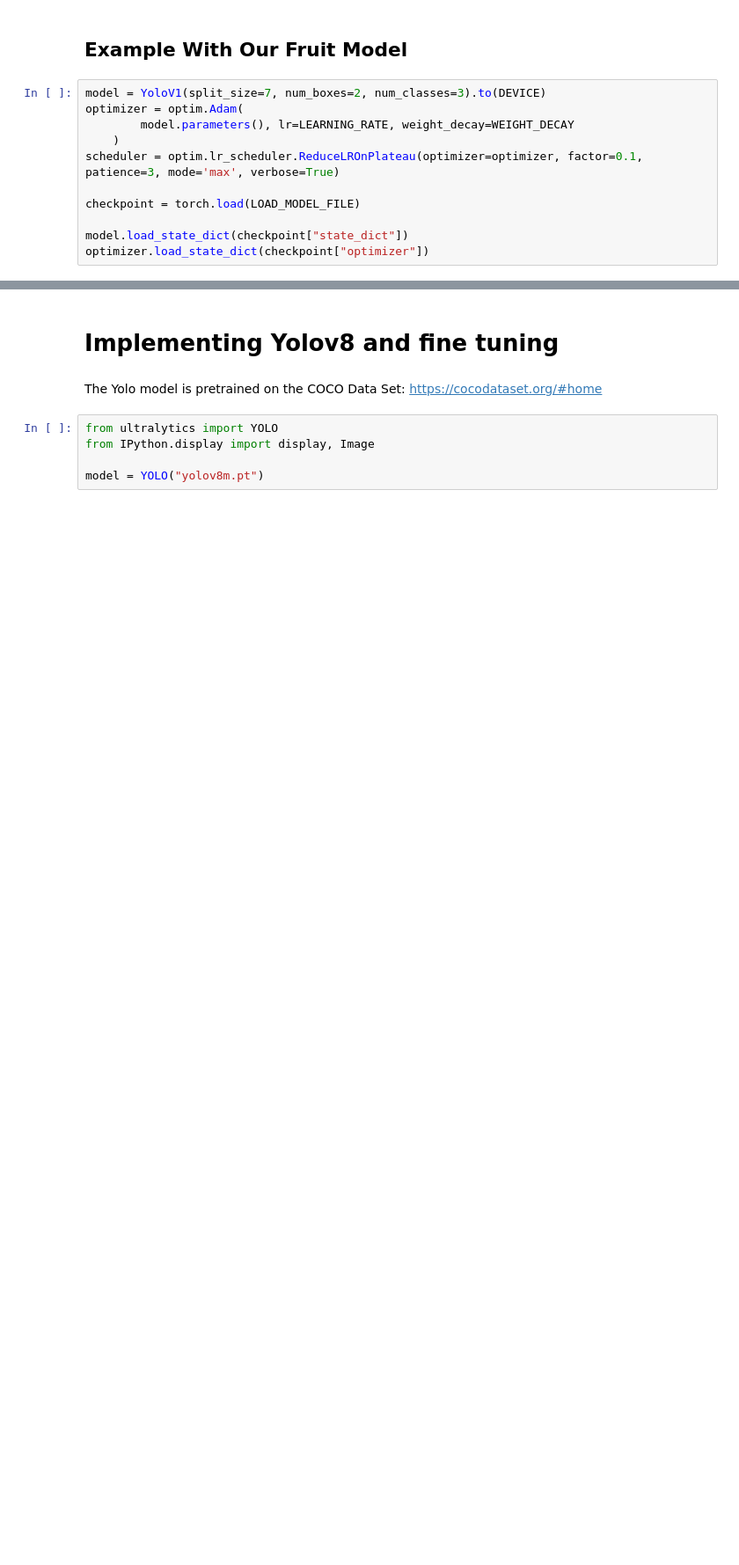
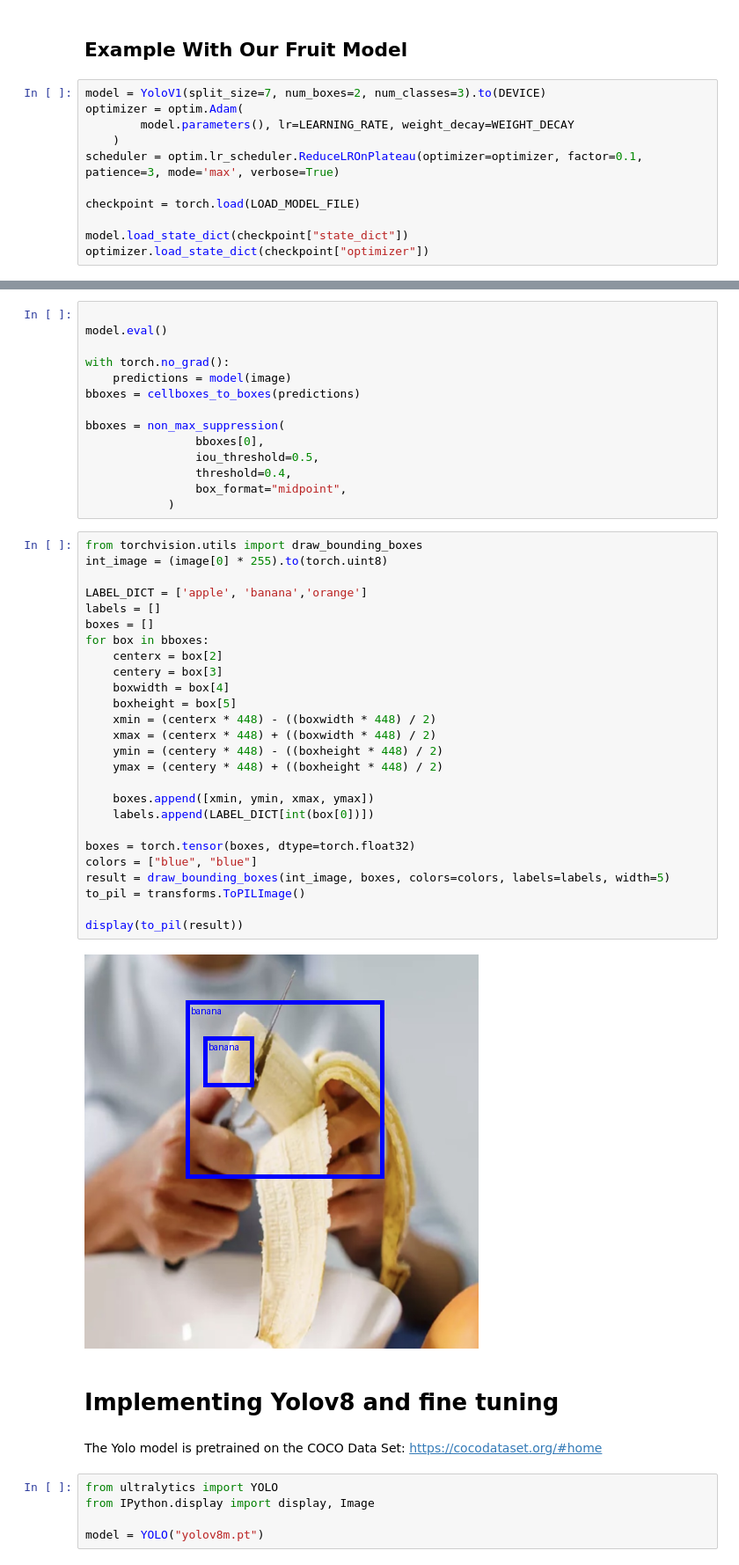
Before and after one commit to ericgage-williams/GHW_DeepLearningProject, a Jupyter notebook: DeepLearningProject.ipynb, the cells around one changed output, grey strips where cells are left out. Shown at 88% size. Drawn from its saved outputs; the diff is of its cells as text; blank space fills up the shorter version.

```diff
--- a/DeepLearningProject.ipynb
+++ b/DeepLearningProject.ipynb
@@ -960,3 +932,45 @@ tensor([[-4.2465e-02,  9.2698e-01, -1.0200e-01,  6.9686e-02,  1.3394e+00,
+# %%
+
+model.eval()
+
+with torch.no_grad():
+    predictions = model(image)
+bboxes = cellboxes_to_boxes(predictions)
+
+bboxes = non_max_suppression(
+                bboxes[0],
+                iou_threshold=0.5,
+                threshold=0.4,
+                box_format="midpoint",
+            )
+# %%
+from torchvision.utils import draw_bounding_boxes
+int_image = (image[0] * 255).to(torch.uint8)
+
+LABEL_DICT = ['apple', 'banana','orange']
+labels = []
+boxes = []
+for box in bboxes:
+    centerx = box[2]
+    centery = box[3]
+    boxwidth = box[4]
+    boxheight = box[5]
+    xmin = (centerx * 448) - ((boxwidth * 448) / 2)
+    xmax = (centerx * 448) + ((boxwidth * 448) / 2)
+    ymin = (centery * 448) - ((boxheight * 448) / 2)
+    ymax = (centery * 448) + ((boxheight * 448) / 2)
+
+    boxes.append([xmin, ymin, xmax, ymax])
+    labels.append(LABEL_DICT[int(box[0])])
+
+boxes = torch.tensor(boxes, dtype=torch.float32)
+colors = ["blue", "blue"]
+result = draw_bounding_boxes(int_image, boxes, colors=colors, labels=labels, width=5)
+to_pil = transforms.ToPILImage()
+
+display(to_pil(result))
+# %% [output]
+[figure, added]
 # %% [markdown]
 # Implementing Yolov8 and fine tuning
 # %% [markdown]
```
Also changed, not shown: parts of 8 cells of this notebook.
